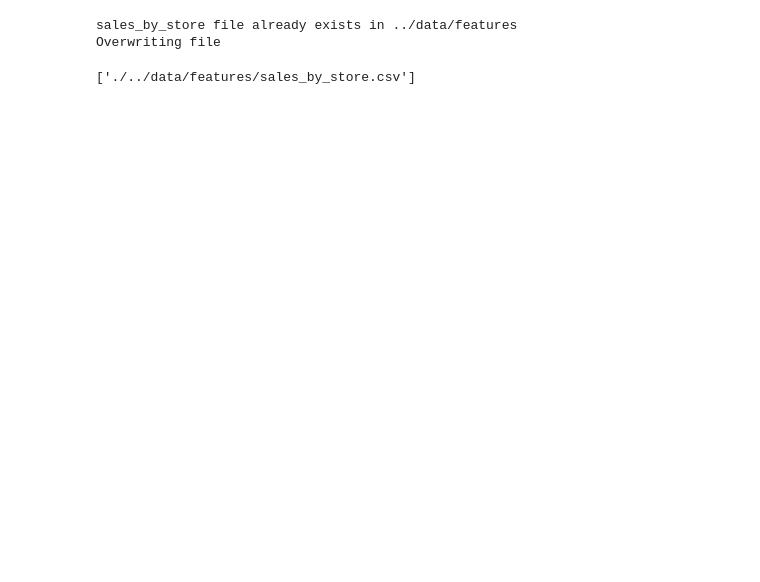
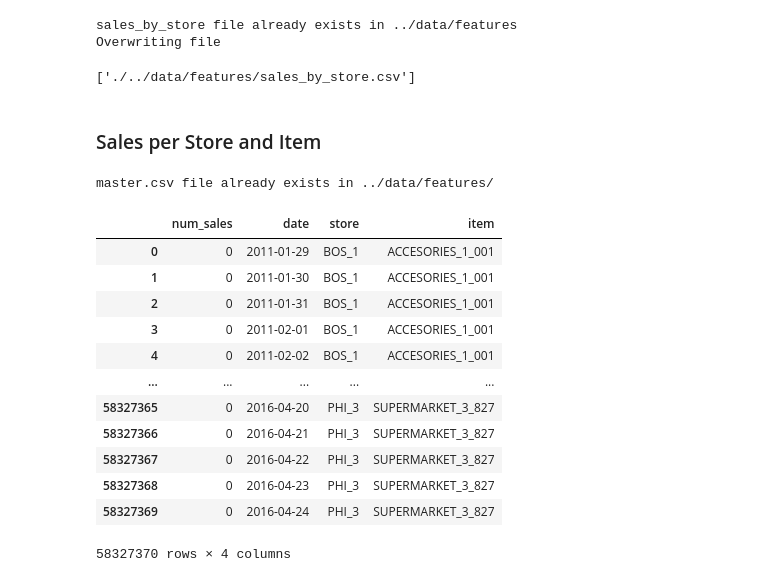
Before and after one commit to Maycas/DS-Market, a Jupyter notebook: 1 - Analysis/2 - Feature engineering.ipynb, the cells around one changed output. Drawn from its saved outputs; the diff is of its cells as text; code cells hidden in the pictures; blank space fills up the shorter version.

```diff
--- a/1 - Analysis/2 - Feature engineering.ipynb
+++ b/1 - Analysis/2 - Feature engineering.ipynb
@@ -382,3 +382,38 @@ file_management.save_dfs_to_csv(dfs, directory, prefix = '')
 sales_by_store file already exists in ../data/features
 Overwriting file
 ['./../data/features/sales_by_store.csv']
+# %% [markdown]
+### Sales per Store and Item
+# %%
+# downloading the feature file from gdrive - in case you didn't run the previous section
+directory = '../data/features/'
+urls = [
+    {'filename': 'master.csv', 'url': 'https://drive.google.com/file/d/1_OCpE6AZK3ju5RJVTJZm8ox5Cn8G3_Ag/view?usp=sharing'},
+]
+
+file_management.download_files_from_url(urls, directory)
+
+master = pd.read_csv(directory + 'master.csv', index_col = 0)
+# %% [output]
+master.csv file already exists in ../data/features/
+# %%
+master.drop(columns = ['weekday', 'weekday_int', 'event', 'year', 'week', 'sell_price'], inplace = True)
+master['store'] = master['id'].apply(lambda x: x[-5:])
+master['item'] = master['id'].apply(lambda x: x[:-6])
+master.drop(columns = 'id', inplace = True)
+# %%
+master
+# %% [output]
+|  | num_sales | date | store | item |
+| 0 | 0 | 2011-01-29 | BOS_1 | ACCESORIES_1_001 |
+| 1 | 0 | 2011-01-30 | BOS_1 | ACCESORIES_1_001 |
+| 2 | 0 | 2011-01-31 | BOS_1 | ACCESORIES_1_001 |
+| 3 | 0 | 2011-02-01 | BOS_1 | ACCESORIES_1_001 |
+| 4 | 0 | 2011-02-02 | BOS_1 | ACCESORIES_1_001 |
+| ... | ... | ... | ... | ... |
+| 58327365 | 0 | 2016-04-20 | PHI_3 | SUPERMARKET_3_827 |
+| 58327366 | 0 | 2016-04-21 | PHI_3 | SUPERMARKET_3_827 |
+| 58327367 | 0 | 2016-04-22 | PHI_3 | SUPERMARKET_3_827 |
+| 58327368 | 0 | 2016-04-23 | PHI_3 | SUPERMARKET_3_827 |
+| 58327369 | 0 | 2016-04-24 | PHI_3 | SUPERMARKET_3_827 |
+58327370 rows × 4 columns
```
Also changed, not shown: parts of 2 cells of this notebook, 1 other file.
